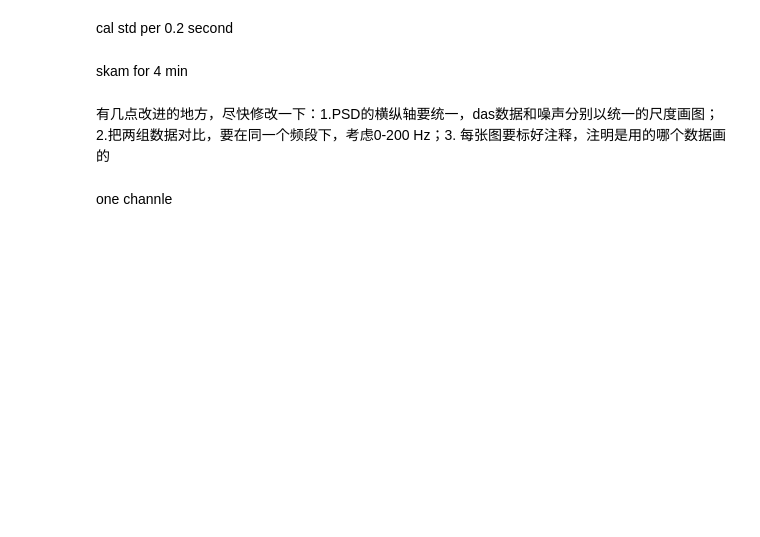
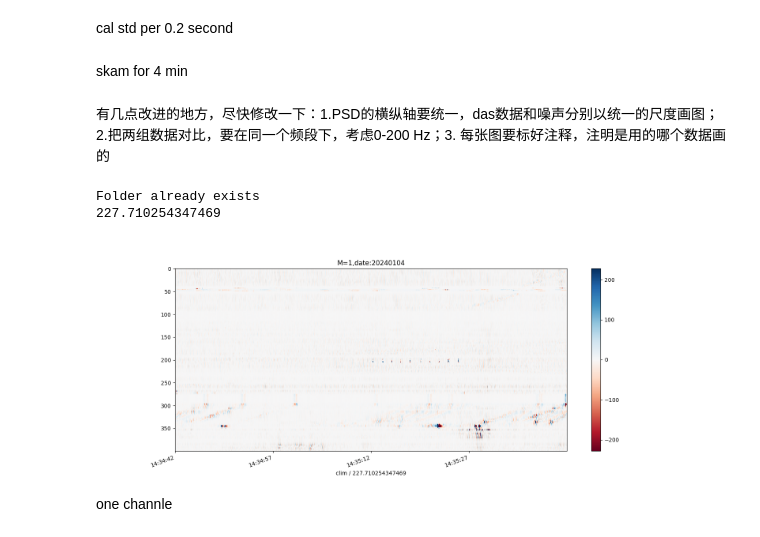
Before and after one commit to wuw584/Neverland, a Jupyter notebook: czyc_das_noise.ipynb, the cells around one changed output. Saved outputs shown, nothing was run; the diff lists cells and outputs as text; code cells hidden in the pictures; blank space fills up the shorter version.

```diff
--- a/czyc_das_noise.ipynb
+++ b/czyc_das_noise.ipynb
@@ -25,7 +25,7 @@ def skam(flist , M = 200 , sample_second_space = 15 , sample_fre = 1000 ,  start
         timestring.append(utc_datetime.time())
         utc_day = utc_datetime.strftime("%Y/%m/%d")
         # print(fname)
-        data = dp.read_das(fname ,ch1=800, ch2=890)
+        data = dp.read_das(fname,ch1=400,ch2=800)
         # raw_clim = max( data.std() / 10 , raw_clim)
         datalist.append(data)
 
@@ -79,7 +79,7 @@ def cal_std(flist , csv_writer,  M = 200 , sample_second_space = 15 , sample_fre
 
 
 def plot_timeticks(data , timestring , timeindex , clim_rate = 10 ,title = "Figue.png") :
-    plt.figure(figsize=[16,18])
+    plt.figure(figsize=[16,6])
     plt.title(title)
 
     clim= data.std()
@@ -98,6 +98,6 @@ def plot_timeticks(data , timestring , timeindex , clim_rate = 10 ,title = "Figu
 
 flist = glob.glob('../../czyc/test3/*.h5')
 flist.sort()
-test1_file_num = np.where(np.array(flist)=='../../czyc/test3/czyc_3km_GL_10m_frq_1kHz_sp_2m_UTC_20240104_064027.357.h5')[0][0] #5806
+test1_file_num = np.where(np.array(flist)=='../../czyc/test3/czyc_3km_GL_10m_frq_1kHz_sp_2m_UTC_20240104_063442.357.h5')[0][0] #5806
 print(len(flist),test1_file_num)
 # %% [output]
@@ -189,24 +192,30 @@ skam for 4 min
 # %%
-# # %matplotlib ipympl
+%matplotlib ipympl
 # %matplotlib inline
 
-# path = '../output/test1_skam/'
+path = '../output/test5_skam/'
 
-# if not os.path.exists(path):
-#     os.makedirs(path)
-#     print("Folder created")
-# else:
-#     print("Folder already exists")
+if not os.path.exists(path):
+    os.makedirs(path)
+    print("Folder created")
+else:
+    print("Folder already exists")
 
-# span_each_pic = 12
-# decimate_rate = 200
-# for n in range(0,10):
-#     data , timestring , timeindex = skam(flist ,M=decimate_rate, start= test1_file_num + span_each_pic * n - 1,span= span_each_pic)
-#     data =  dp.das_preprocess(data)
-#     plot_timeticks(data,timestring ,timeindex ,clim_rate=20 ,title ="M="+str(decimate_rate)+",date:20240105" )
+span_each_pic = 4
+decimate_rate = 1
+for n in range(0,1):
+    data , timestring , timeindex , utc_day = skam(flist ,M=decimate_rate, start= test1_file_num + span_each_pic * n ,span= span_each_pic)
+    data =  dp.das_preprocess(data)
+    # data = dp.bandpass(data, 0.001,fl=1, fh=200)
+    plot_timeticks(data,timestring ,timeindex ,clim_rate=1 ,title ="M="+str(decimate_rate)+",date:20240104" )
 
-#     plt.savefig(path+'/Figure '+str(n+1)+'all10_clim_rate_20.png')
-#     plt.close
+    # plt.savefig(path+'/Figure '+str(n+1)+'_clim_rate_1.png')
+    plt.show()
+    plt.close
+# %% [output]
+Folder already exists
+227.710254347469
+[figure, added]
 # %% [markdown]
 one channle
 # %%
```
Also changed, not shown: parts of 8 cells of this notebook, 4 other files.
